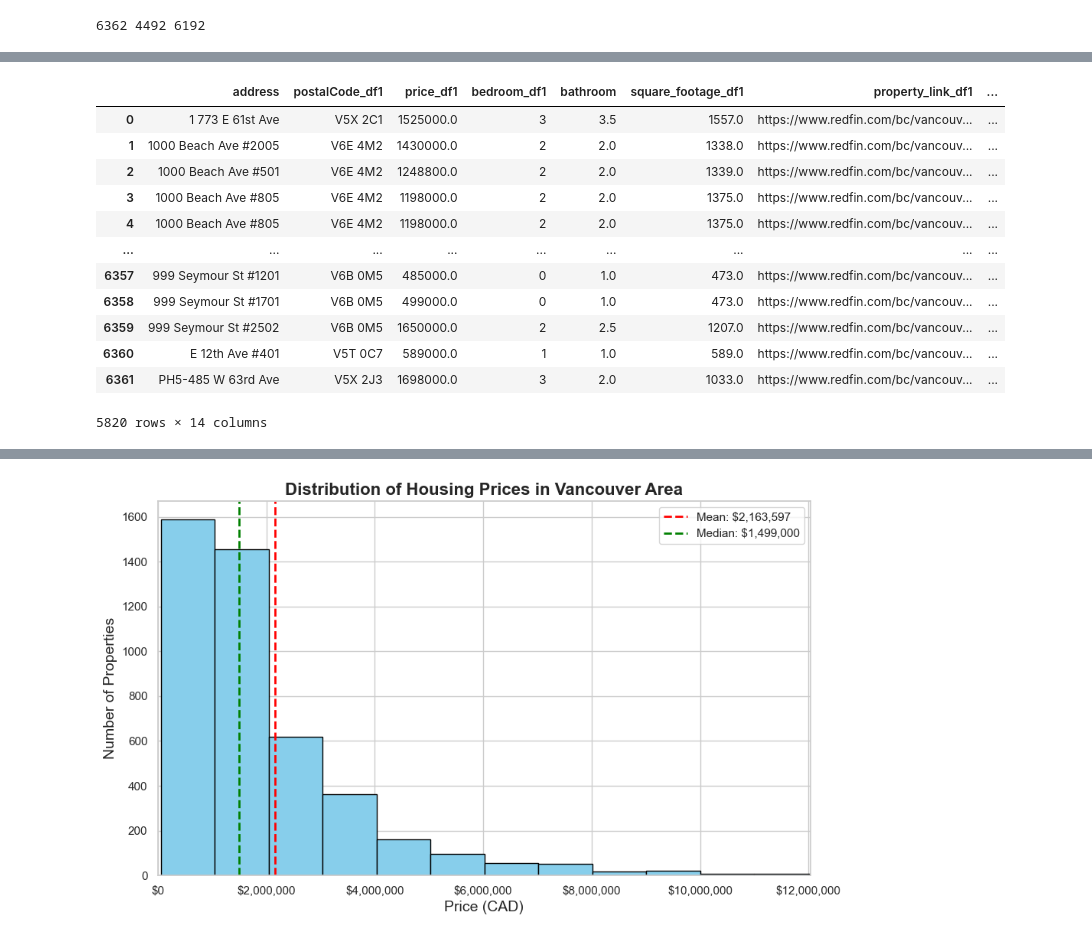
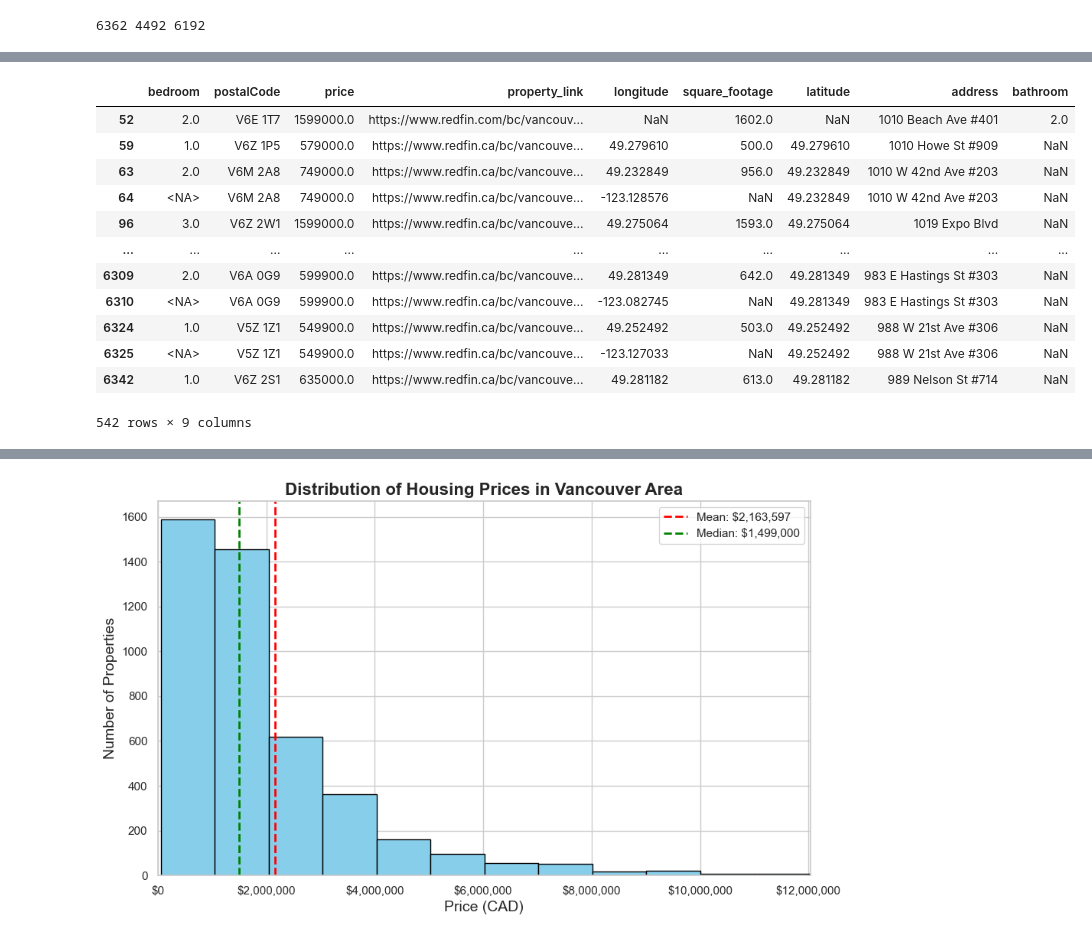
Before and after one commit to chrisgqy/Redfin_RealEstate_ETL, a Jupyter notebook: notebook/transformation.ipynb, the cells around one changed output, grey strips where cells are left out. Drawn from its saved outputs; the diff is of its cells as text; code cells hidden in the pictures.

Commit message:
re-format non-overlapping data

```diff
--- a/notebook/transformation.ipynb
+++ b/notebook/transformation.ipynb
@@ -105,11 +94,15 @@ df2 = df_m2.rename(columns={
 # %%
-merged_df = pd.merge(df1, df2, on='address', how='outer', suffixes=('_df1', '_df2'))
-print(len(merged_df), len(df1), len(df2))
+merged_df = pd.merge(df_m1, df_m2, on='address', how='outer', suffixes=('_df1', '_df2'))
+print(len(merged_df), len(df_m1), len(df_m2))
 # %% [output]
 6362 4492 6192
 # %%
-addresses_df1 = set(df1['address'])
-addresses_df2 = set(df2['address'])
+addresses_df1 = set(df_m1['address'])
+addresses_df2 = set(df_m2['address'])
+
+common_addresses = addresses_df1.intersection(addresses_df2)
+common_rows_merged_df = merged_df[merged_df['address'].isin(common_addresses)]
+
 unique_addresses_df1 = addresses_df1 - addresses_df2
 unique_addresses_df2 = addresses_df2 - addresses_df1
 unique_addresses = unique_addresses_df1.union(unique_addresses_df2)
@@ -136,16 +110,42 @@ common_rows_merged_df = merged_df[merged_df['address'].isin(common_addresses)]
-# %%
-common_rows_merged_df
-# %% [output]
-|  | address | postalCode_df1 | price_df1 | bedroom_df1 | bathroom | square_footage_df1 | property_link_df1 | ... |
-| 0 | 1 773 E 61st Ave | V5X 2C1 | 1525000.0 | 3 | 3.5 | 1557.0 | https://www.redfin.com/bc/vancouv... | ... |
-| 1 | 1000 Beach Ave #2005 | V6E 4M2 | 1430000.0 | 2 | 2.0 | 1338.0 | https://www.redfin.com/bc/vancouv... | ... |
-| 2 | 1000 Beach Ave #501 | V6E 4M2 | 1248800.0 | 2 | 2.0 | 1339.0 | https://www.redfin.com/bc/vancouv... | ... |
-| 3 | 1000 Beach Ave #805 | V6E 4M2 | 1198000.0 | 2 | 2.0 | 1375.0 | https://www.redfin.com/bc/vancouv... | ... |
-| 4 | 1000 Beach Ave #805 | V6E 4M2 | 1198000.0 | 2 | 2.0 | 1375.0 | https://www.redfin.com/bc/vancouv... | ... |
-| ... | ... | ... | ... | ... | ... | ... | ... | ... |
-| 6357 | 999 Seymour St #1201 | V6B 0M5 | 485000.0 | 0 | 1.0 | 473.0 | https://www.redfin.com/bc/vancouv... | ... |
-| 6358 | 999 Seymour St #1701 | V6B 0M5 | 499000.0 | 0 | 1.0 | 473.0 | https://www.redfin.com/bc/vancouv... | ... |
-| 6359 | 999 Seymour St #2502 | V6B 0M5 | 1650000.0 | 2 | 2.5 | 1207.0 | https://www.redfin.com/bc/vancouv... | ... |
-| 6360 | E 12th Ave #401 | V5T 0C7 | 589000.0 | 1 | 1.0 | 589.0 | https://www.redfin.com/bc/vancouv... | ... |
-| 6361 | PH5-485 W 63rd Ave | V5X 2J3 | 1698000.0 | 3 | 2.0 | 1033.0 | https://www.redfin.com/bc/vancouv... | ... |
-5820 rows × 14 columns
+# %%
+# manual adjustment for name consistency
+unique_rows_merged_df = unique_rows_merged_df.rename(columns={
+    'bath': 'bathroom_df1',
+    'latitude': 'latitude_df2',
+    'longitude': 'longitude_df2'
+})
+
+union_columns = set(df_m1.columns).union(set(df_m2.columns))
+combined_data = {}
+for metric in union_columns:
+    df1_col = f"{metric}_df1"
+    df2_col = f"{metric}_df2"
+
+    if df1_col in unique_rows_merged_df.columns and df2_col in unique_rows_merged_df.columns:
+        combined_data[metric] = unique_rows_merged_df[df1_col].combine_first(unique_rows_merged_df[df2_col])
+    elif df1_col in unique_rows_merged_df.columns:
+        combined_data[metric] = unique_rows_merged_df[df1_col]
+    elif df2_col in unique_rows_merged_df.columns:
+        combined_data[metric] = unique_rows_merged_df[df2_col]
+
+non_suffixed_columns = [col for col in unique_rows_merged_df.columns if '_df1' not in col and '_df2' not in col]
+for col in non_suffixed_columns:
+    combined_data[col] = unique_rows_merged_df[col]
+
+combined_df = pd.DataFrame(combined_data)
+# %%
+combined_df
+# %% [output]
+|  | bedroom | postalCode | price | property_link | longitude | square_footage | latitude | address | bathroom |
+| 52 | 2.0 | V6E 1T7 | 1599000.0 | https://www.redfin.com/bc/vancouv... | NaN | 1602.0 | NaN | 1010 Beach Ave #401 | 2.0 |
+| 59 | 1.0 | V6Z 1P5 | 579000.0 | https://www.redfin.ca/bc/vancouve... | 49.279610 | 500.0 | 49.279610 | 1010 Howe St #909 | NaN |
+| 63 | 2.0 | V6M 2A8 | 749000.0 | https://www.redfin.ca/bc/vancouve... | 49.232849 | 956.0 | 49.232849 | 1010 W 42nd Ave #203 | NaN |
+| 64 | <NA> | V6M 2A8 | 749000.0 | https://www.redfin.ca/bc/vancouve... | -123.128576 | NaN | 49.232849 | 1010 W 42nd Ave #203 | NaN |
+| 96 | 3.0 | V6Z 2W1 | 1599000.0 | https://www.redfin.ca/bc/vancouve... | 49.275064 | 1593.0 | 49.275064 | 1019 Expo Blvd | NaN |
+| ... | ... | ... | ... | ... | ... | ... | ... | ... | ... |
+| 6309 | 2.0 | V6A 0G9 | 599900.0 | https://www.redfin.ca/bc/vancouve... | 49.281349 | 642.0 | 49.281349 | 983 E Hastings St #303 | NaN |
+| 6310 | <NA> | V6A 0G9 | 599900.0 | https://www.redfin.ca/bc/vancouve... | -123.082745 | NaN | 49.281349 | 983 E Hastings St #303 | NaN |
+| 6324 | 1.0 | V5Z 1Z1 | 549900.0 | https://www.redfin.ca/bc/vancouve... | 49.252492 | 503.0 | 49.252492 | 988 W 21st Ave #306 | NaN |
+| 6325 | <NA> | V5Z 1Z1 | 549900.0 | https://www.redfin.ca/bc/vancouve... | -123.127033 | NaN | 49.252492 | 988 W 21st Ave #306 | NaN |
+| 6342 | 1.0 | V6Z 2S1 | 635000.0 | https://www.redfin.ca/bc/vancouve... | 49.281182 | 613.0 | 49.281182 | 989 Nelson St #714 | NaN |
+542 rows × 9 columns
```
Also changed, not shown: parts of 7 cells of this notebook, 1 other file.
